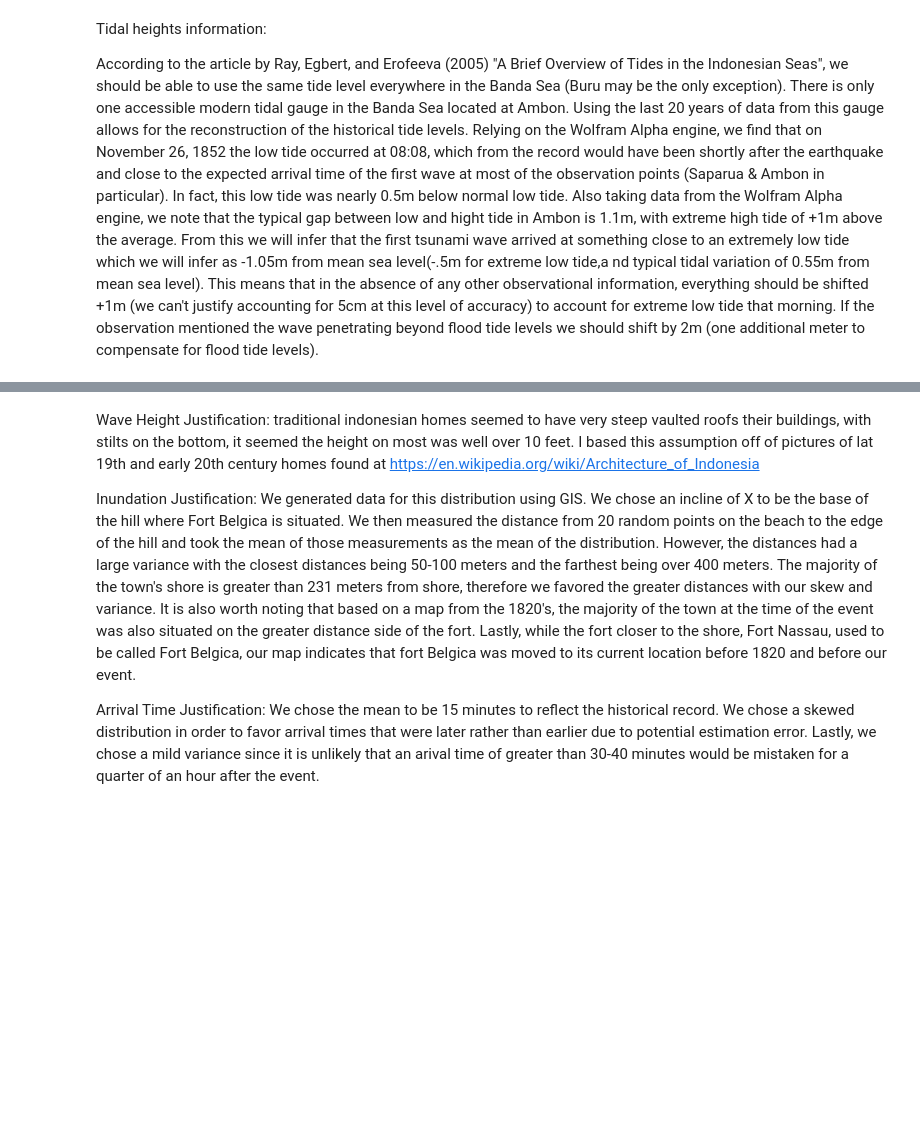
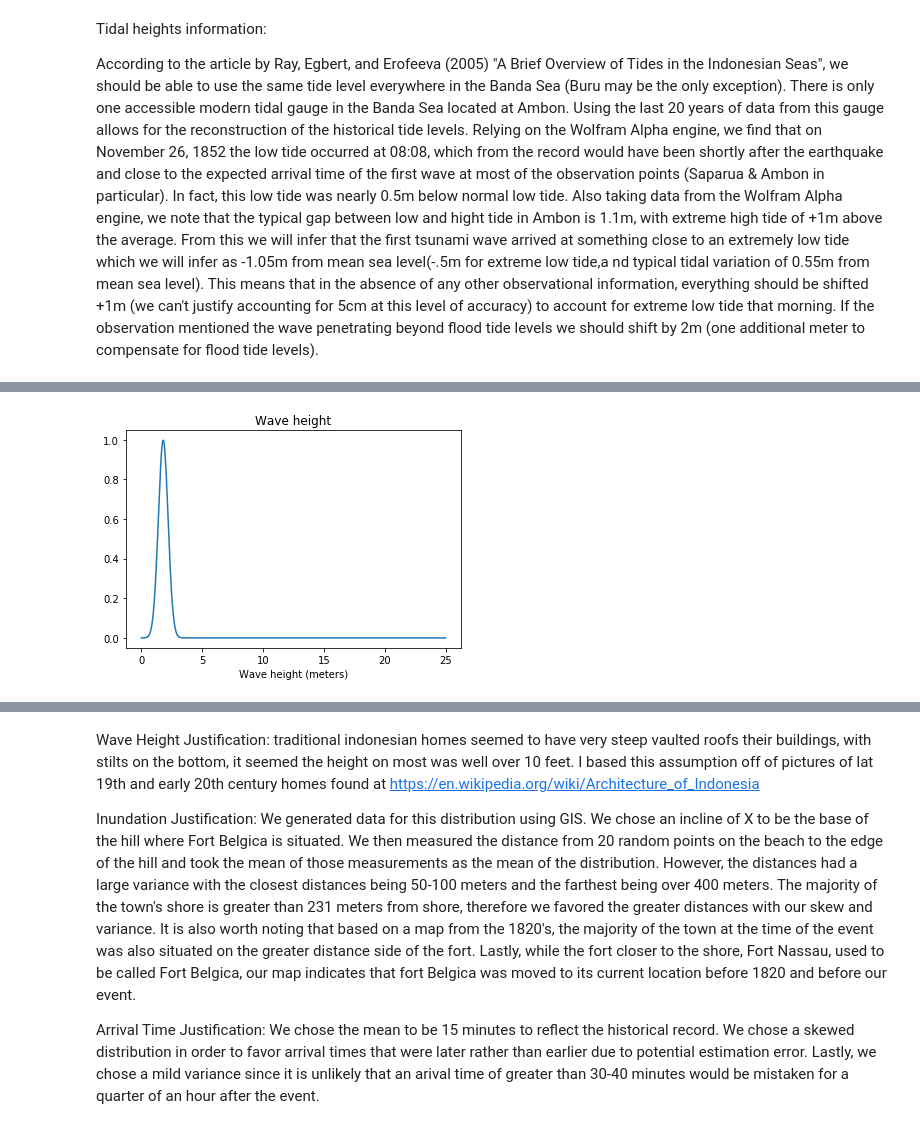
Before and after one commit to jpw37/tsunamibayes, a Jupyter notebook: Model_Scripts/Scenarios/1852mag/PreRun/Gauges.ipynb, the cells around one changed output, grey strips where cells are left out. Drawn from its saved outputs; the diff is of its cells as text; code cells hidden in the pictures; blank space fills up the shorter version.

```diff
--- a/Model_Scripts/Scenarios/1852mag/PreRun/Gauges.ipynb
+++ b/Model_Scripts/Scenarios/1852mag/PreRun/Gauges.ipynb
@@ -87,34 +90,36 @@ g.plot()
 city_name = 'Ambonia - Wichmann'
 name = 10002
 latitude = -3.691
 longitude = 128.178
 distance = 0 # in kilometers (max 5) //TODO Not sure what this is??
 kind = [None, 'norm', None]
 
 # For kind = 'norm'
 arrival_mean = 40  # in minutes
 arrival_std = 15
 height_mean = 1.8  # in meters
-height_std = 0.1
+height_std = 0.4
 arrival_params = [arrival_mean, arrival_std]
 height_params = [height_mean, height_std]
 inundation_std = None
 inundation_mean = None
 inundation_params = [inundation_mean, inundation_std]
 beta = 0
 n = .015
 
 g = Gauge(name, longitude, latitude, distance,
                 kind, arrival_params, height_params, inundation_params, beta, n, city_name)
 gauges.append(g.to_json())
 
 
 # Amb_1 = stats.norm(height_mean,height_std)
 # D_Amb_1 = np.linspace(0.5,3,1000)
 # plt.plot(D_Amb_1,Amb_1.pdf(D_Amb_1))
 # plt.xlabel("water height (meters)")
 # plt.show()
 g.plot()
+# %% [output]
+[figure, added]
 # %%
 #Banda Neira - Tsunami Catalog
 #Pg 242 - "The water rose to the roofs of the storehouses and homes"
```
Also changed, not shown: parts of 12 cells of this notebook, 3 other files.
